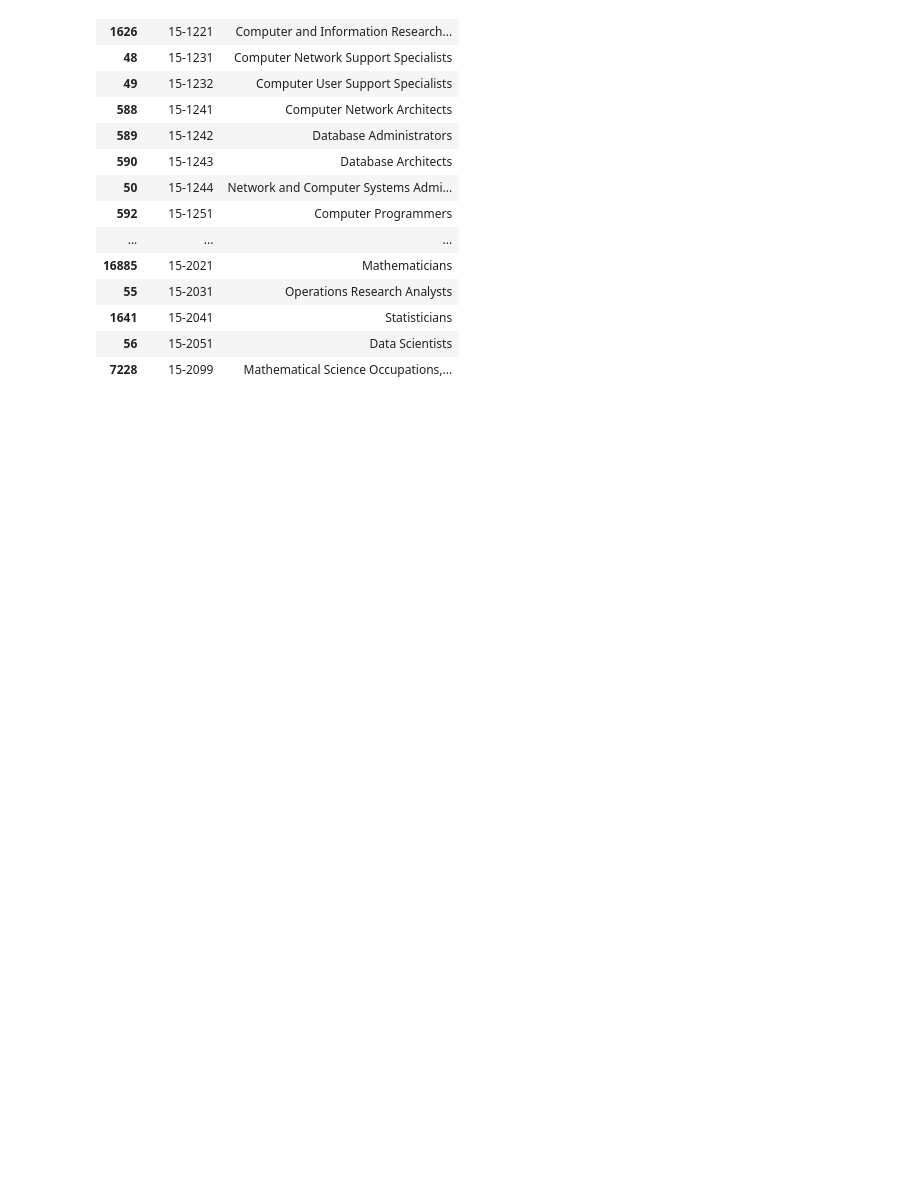
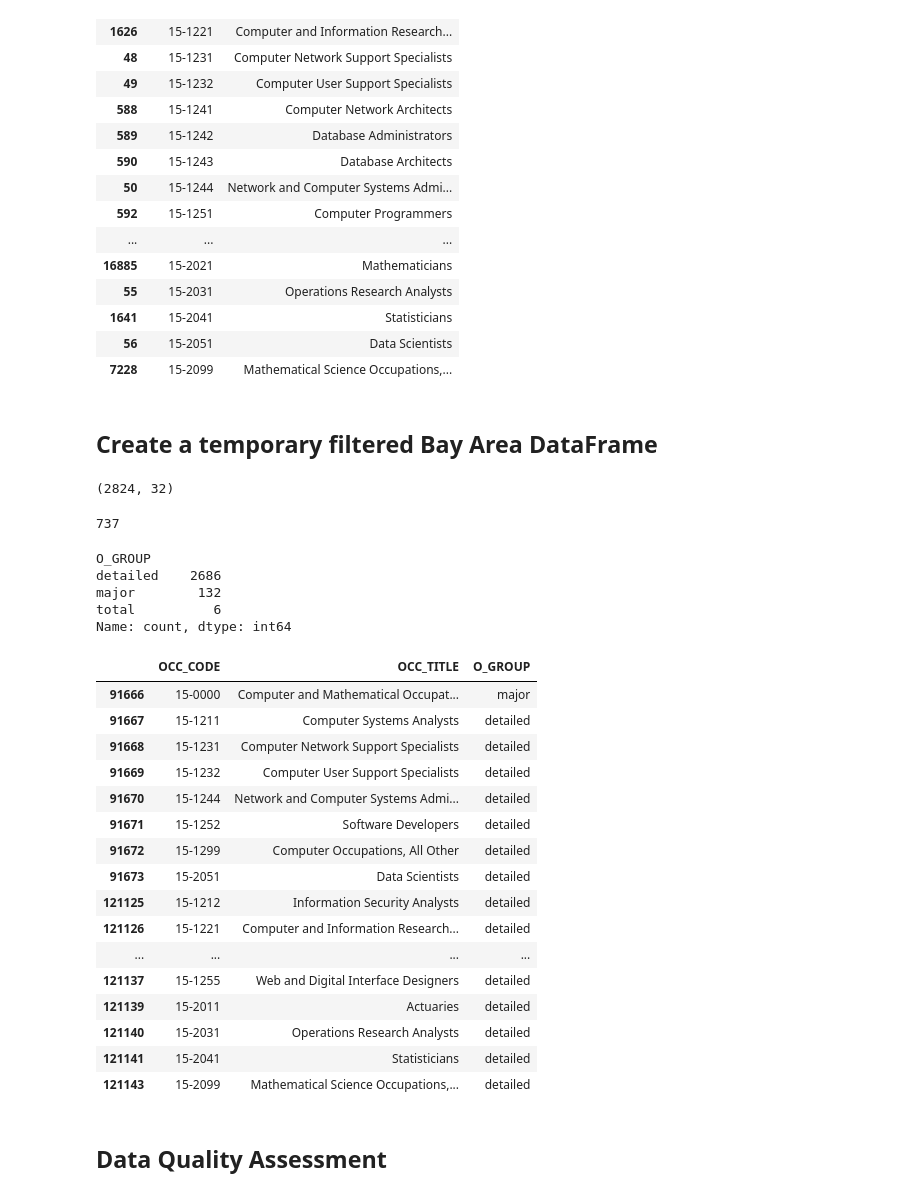
Before and after one commit to Habtom-Weldu/BayAreaTechJobsAnalysis, a Jupyter notebook: notebooks/data_exploration.ipynb, the cells around one changed output. Cells and saved outputs as stored; diff of their text form; code cells hidden in the pictures; blank space fills up the shorter version.

Commit message:
Complete data exploration and initial cleaning

```diff
--- a/notebooks/data_exploration.ipynb
+++ b/notebooks/data_exploration.ipynb
@@ -243,10 +243,21 @@ df[df["OCC_CODE"] == "15-0000"][["OCC_CODE", "OCC_TITLE"]].head()
 # %% [markdown]
 ## Find Bay Area rows
 # %%
-bay_area = df[df["AREA_TITLE"].str.contains(
-    "San Francisco|San Jose|Santa Rosa|Napa|Santa Cruz|Vallejo",
-    case=False,
-    na=False
-)]
-bay_area.shape
+# bay_area = df[df["AREA_TITLE"].str.contains(
+#     "San Francisco|San Jose|Santa Rosa|Napa|Santa Cruz|Vallejo",
+#     case=False,
+#     na=False
+# )]
+# bay_area.shape
+
+bay_area_metros = [
+    "San Francisco-Oakland-Fremont, CA",
+    "San Jose-Sunnyvale-Santa Clara, CA",
+    "Santa Rosa-Petaluma, CA",
+    "Napa, CA",
+    "Vallejo, CA",
+    "Santa Cruz-Watsonville, CA"
+]
+
+df[df["AREA_TITLE"].isin(bay_area_metros)]["AREA_TITLE"].unique()
 # %% [output]
@@ -298,3 +313,48 @@ tech_occ[["OCC_CODE", "OCC_TITLE"]].drop_duplicates().sort_values("OCC_CODE")
 | 1641 | 15-2041 | Statisticians |
 | 56 | 15-2051 | Data Scientists |
 | 7228 | 15-2099 | Mathematical Science Occupations,... |
+# %% [markdown]
+## Create a temporary filtered Bay Area DataFrame
+# %%
+bay_area_df = df[df["AREA_TITLE"].isin(bay_area_metros)]
+bay_area_df.shape
+# %% [output]
+(2824, 32)
+# %%
+bay_area_df["OCC_TITLE"].nunique()
+# %% [output]
+737
+# %%
+# understand the occupation hierarchy inside the Bay Area subset.
+bay_area_df["O_GROUP"].value_counts()
+# %% [output]
+O_GROUP
+detailed    2686
+major        132
+total          6
+Name: count, dtype: int64
+# %%
+# check bay area tech occupations
+bay_area_df[
+    (bay_area_df["OCC_CODE"].str.startswith("15-"))
+][["OCC_CODE", "OCC_TITLE", "O_GROUP"]].drop_duplicates()
+# %% [output]
+|  | OCC_CODE | OCC_TITLE | O_GROUP |
+| 91666 | 15-0000 | Computer and Mathematical Occupat... | major |
+| 91667 | 15-1211 | Computer Systems Analysts | detailed |
+| 91668 | 15-1231 | Computer Network Support Specialists | detailed |
+| 91669 | 15-1232 | Computer User Support Specialists | detailed |
+| 91670 | 15-1244 | Network and Computer Systems Admi... | detailed |
+| 91671 | 15-1252 | Software Developers | detailed |
+| 91672 | 15-1299 | Computer Occupations, All Other | detailed |
+| 91673 | 15-2051 | Data Scientists | detailed |
+| 121125 | 15-1212 | Information Security Analysts | detailed |
+| 121126 | 15-1221 | Computer and Information Research... | detailed |
+| ... | ... | ... | ... |
+| 121137 | 15-1255 | Web and Digital Interface Designers | detailed |
+| 121139 | 15-2011 | Actuaries | detailed |
+| 121140 | 15-2031 | Operations Research Analysts | detailed |
+| 121141 | 15-2041 | Statisticians | detailed |
+| 121143 | 15-2099 | Mathematical Science Occupations,... | detailed |
+# %% [markdown]
+## Data Quality Assessment
```
Also changed, not shown: parts of 2 cells of this notebook, 7 other files.
